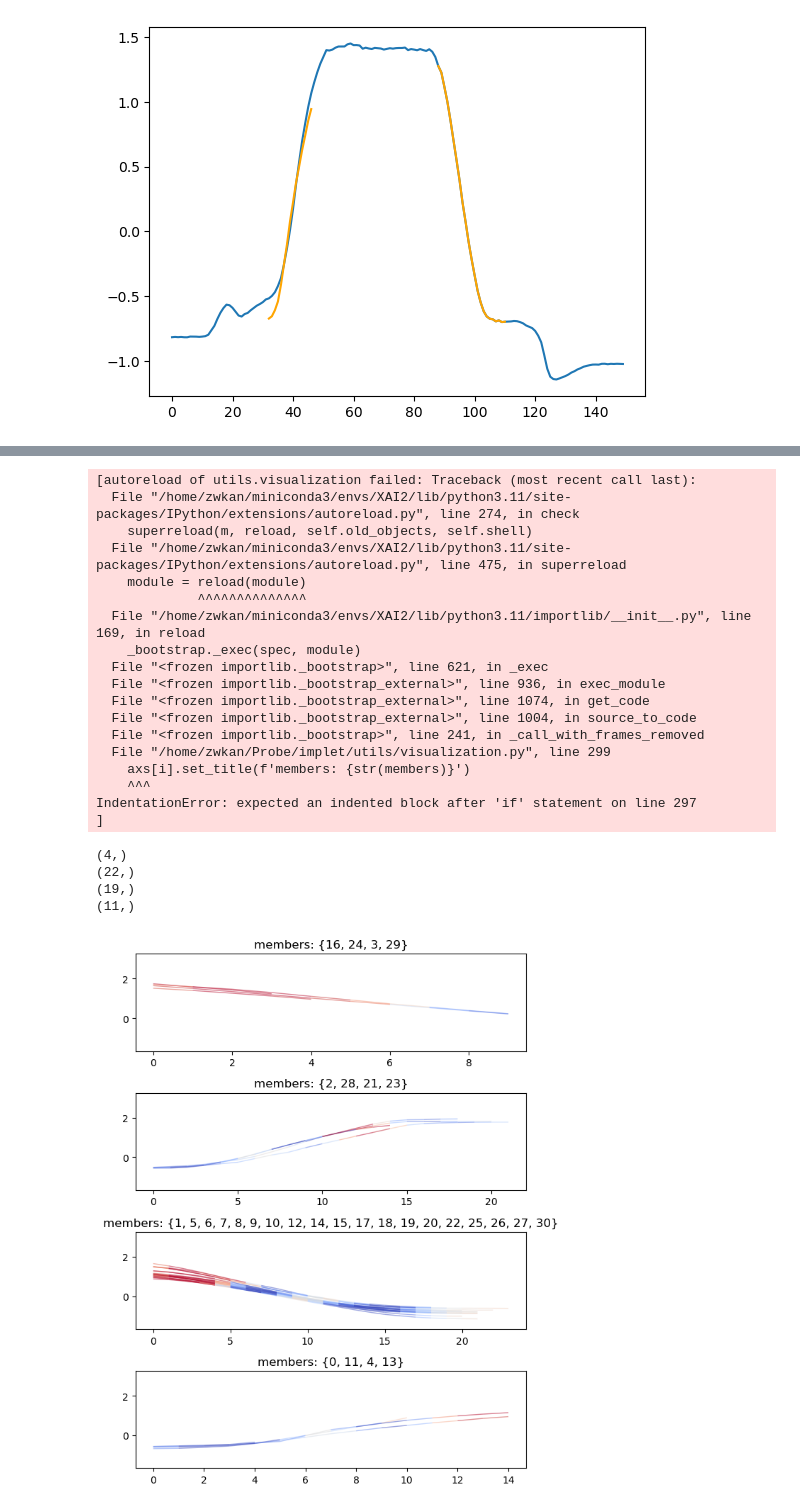
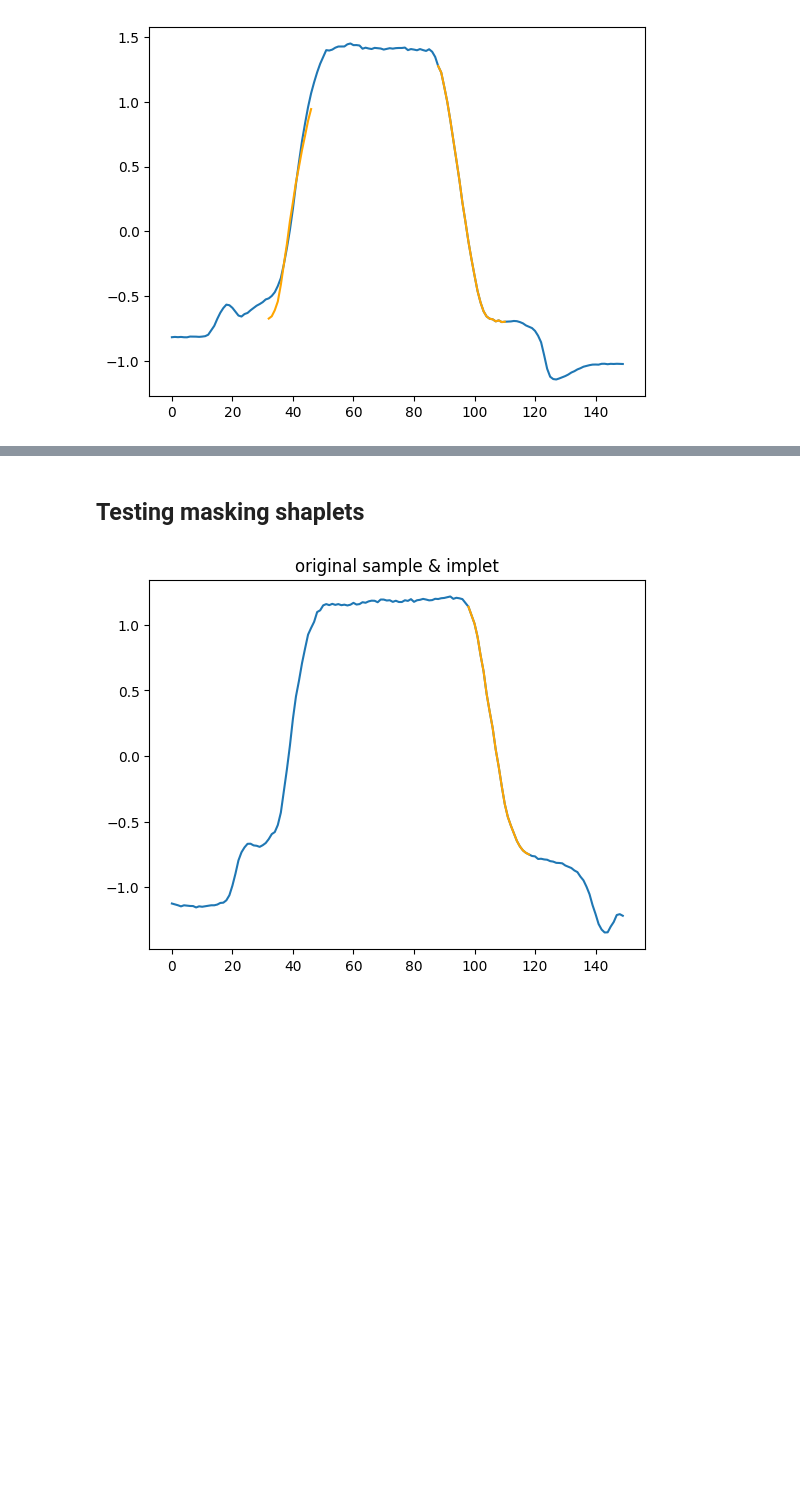
Before and after one commit to LbzSteven/implet, a Jupyter notebook: implet_extractor.ipynb, the cells around one changed output, grey strips where cells are left out. Drawn from its saved outputs; the diff is of its cells as text; code cells hidden in the pictures; blank space fills up the shorter version.

Commit message:
[feat] add blurring test

```diff
--- a/implet_extractor.ipynb
+++ b/implet_extractor.ipynb
@@ -28,7 +34,7 @@ train_y = np.argmax(train_y, axis=1)
 preds = np.load(f'{model_path}/test_preds.npy')
 # %%
 xai_name = 'DeepLift'
-with open(f'attributions/GunPoint/{xai_name}/train_exp.pkl', 'rb') as f:
+with open(f'attributions/GunPoint/{xai_name}/exp.pkl', 'rb') as f:
     attr = pickle.load(f)
 attr_gp = attr['attributions']
 # %%
@@ -223,6 +232,7 @@ max_importance = max([np.max(np.abs(imp[1])) for imp in implets_sub_class0_1d])
 norm = Normalize(vmin=-max_importance, vmax=max_importance)
 ymin = min([np.min(imp[1]) for imp in implets_sub_class0])
 ymax = max([np.max(imp[1]) for imp in implets_sub_class0])
+
 
 def plot(y, v, ax, alpha=1, lw=1):
     x = np.arange(len(y))
@@ -249,27 +259,23 @@ for i in range(k):
 plt.tight_layout()
 # plt.show()
 plt.savefig('figure/DTW_cluster_1dDTW.png')
-# %% [output]
-[autoreload of utils.visualization failed: Traceback (most recent call last):
-  File "/home/zwkan/miniconda3/envs/XAI2/lib/python3.11/site-packages/IPython/extensions/autoreload.py", line 274, in check
-    superreload(m, reload, self.old_objects, self.shell)
-  File "/home/zwkan/miniconda3/envs/XAI2/lib/python3.11/site-packages/IPython/extensions/autoreload.py", line 475, in superreload
-    module = reload(module)
-             ^^^^^^^^^^^^^^
-  File "/home/zwkan/miniconda3/envs/XAI2/lib/python3.11/importlib/__init__.py", line 169, in reload
-    _bootstrap._exec(spec, module)
-  File "<frozen importlib._bootstrap>", line 621, in _exec
-  File "<frozen importlib._bootstrap_external>", line 936, in exec_module
-  File "<frozen importlib._bootstrap_external>", line 1074, in get_code
-  File "<frozen importlib._bootstrap_external>", line 1004, in source_to_code
-  File "<frozen importlib._bootstrap>", line 241, in _call_with_frames_removed
-  File "/home/zwkan/Probe/implet/utils/visualization.py", line 299
-    axs[i].set_title(f'members: {str(members)}')
-    ^^^
-IndentationError: expected an indented block after 'if' statement on line 297
-]
-(4,)
-(22,)
-(19,)
-(11,)
-[figure, removed]
+# %% [markdown]
+## Testing masking shaplets
+# %%
+with open(f'attributions/GunPoint/{xai_name}/exp_test.pkl', 'rb') as f:
+    attr = pickle.load(f)
+attr_test = attr['attributions']
+implets_class0 = implet_extractor(test_x, test_y, attr_test, target_class=0)
+implets_class1 = implet_extractor(test_y, test_y, attr_test, target_class=1)
+implets = implets_class0 + implets_class1
+# %%
+implet = implets_class0[0]
+sample_id, implet_vals, implet_attr, score, start_loc, end_loc = implet
+sample = test_x[sample_id].flatten()
+# %%
+plt.plot(sample)
+plt.plot(np.arange(start_loc, end_loc + 1), implet_vals, color='orange')
+plt.title('original sample & implet')
+plt.show()
+# %% [output]
+[figure, added]
```
Also changed, not shown: parts of 19 cells of this notebook, 3 other files.
